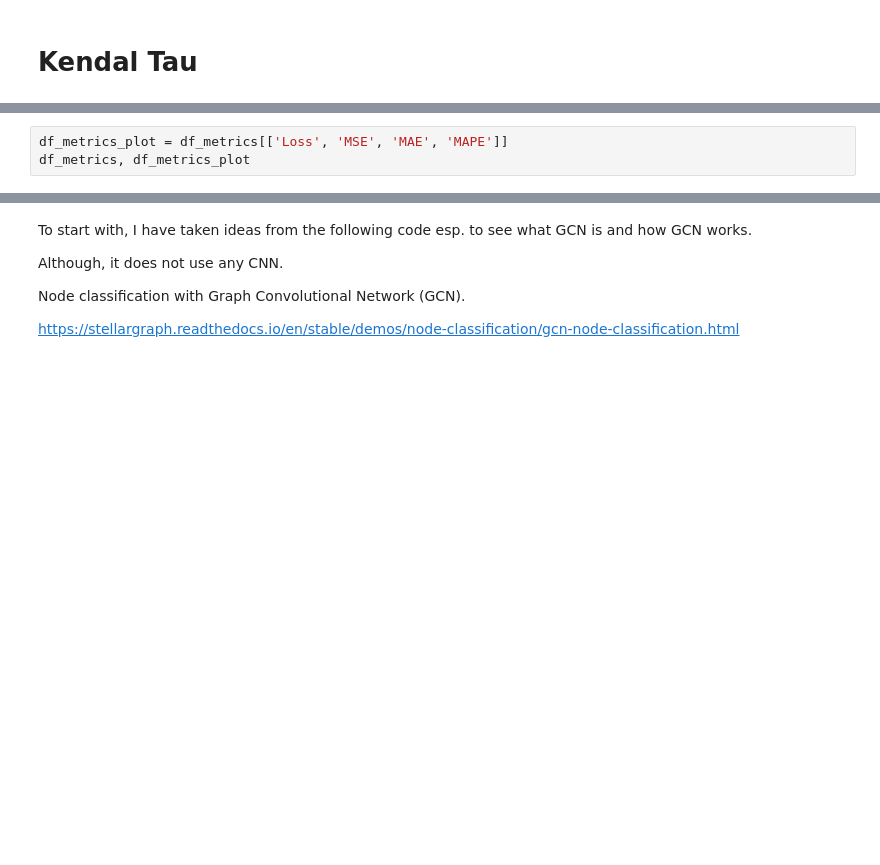
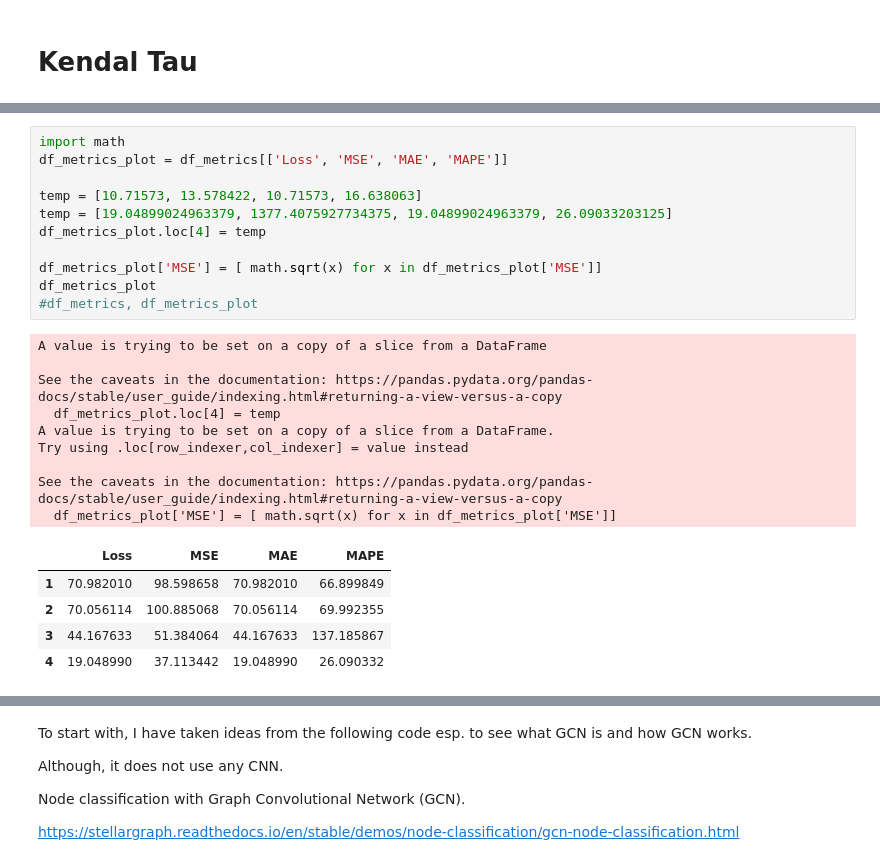
Before and after one commit to sayedmcmaster/stock-price-prediction-using-graph-convolutional-neural-networks, a Jupyter notebook: simplest_model_gcn_mlp_only-stock-prediction-cleaned.ipynb, the cells around one changed output, grey strips where cells are left out. Cells and saved outputs as stored; diff of their text form; blank space fills up the shorter version.

```diff
--- a/simplest_model_gcn_mlp_only-stock-prediction-cleaned.ipynb
+++ b/simplest_model_gcn_mlp_only-stock-prediction-cleaned.ipynb
@@ -1581,5 +1799,28 @@ df_metrics.loc[3] = temp
-# %%
-df_metrics_plot = df_metrics[['Loss', 'MSE', 'MAE', 'MAPE']]
-df_metrics, df_metrics_plot
+# %%
+import math
+df_metrics_plot = df_metrics[['Loss', 'MSE', 'MAE', 'MAPE']]
+
+temp = [10.71573, 13.578422, 10.71573, 16.638063]
+temp = [19.04899024963379, 1377.4075927734375, 19.04899024963379, 26.09033203125]
+df_metrics_plot.loc[4] = temp
+
+df_metrics_plot['MSE'] = [ math.sqrt(x) for x in df_metrics_plot['MSE']]
+df_metrics_plot
+#df_metrics, df_metrics_plot
+# %% [output]
+A value is trying to be set on a copy of a slice from a DataFrame
+
+See the caveats in the documentation: https://pandas.pydata.org/pandas-docs/stable/user_guide/indexing.html#returning-a-view-versus-a-copy
+  df_metrics_plot.loc[4] = temp
+A value is trying to be set on a copy of a slice from a DataFrame.
+Try using .loc[row_indexer,col_indexer] = value instead
+
+See the caveats in the documentation: https://pandas.pydata.org/pandas-docs/stable/user_guide/indexing.html#returning-a-view-versus-a-copy
+  df_metrics_plot['MSE'] = [ math.sqrt(x) for x in df_metrics_plot['MSE']]
+|  | Loss | MSE | MAE | MAPE |
+| 1 | 70.982010 | 98.598658 | 70.982010 | 66.899849 |
+| 2 | 70.056114 | 100.885068 | 70.056114 | 69.992355 |
+| 3 | 44.167633 | 51.384064 | 44.167633 | 137.185867 |
+| 4 | 19.048990 | 37.113442 | 19.048990 | 26.090332 |
 # %%
 df_metrics_plot.plot( kind = 'bar')
```
Also changed, not shown: parts of 20 cells of this notebook.
